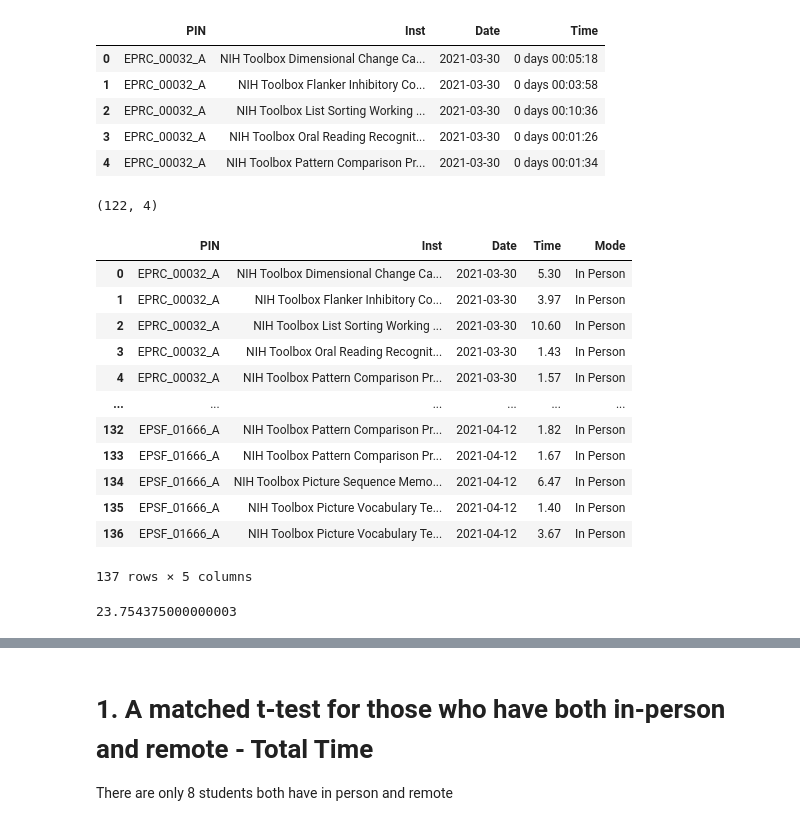
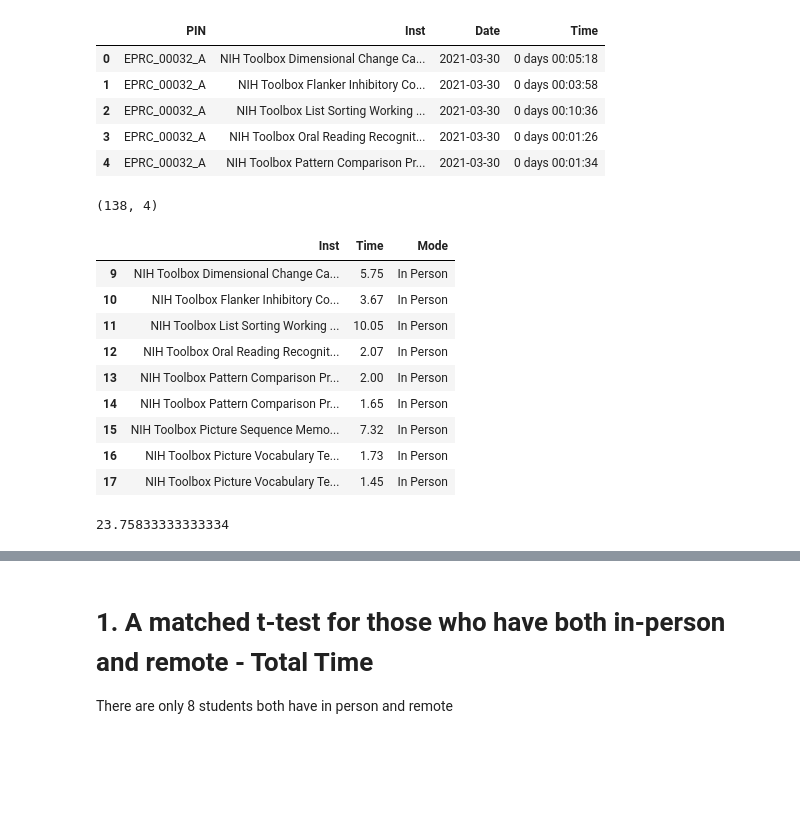
Before and after one commit to tianchu-shu/NWMSS, a Jupyter notebook: Avera/In_person_vs_remote.ipynb, the cells around one changed output, grey strips where cells are left out. Drawn from its saved outputs; the diff is of its cells as text; code cells hidden in the pictures; blank space fills up the shorter version.

```diff
--- a/Avera/In_person_vs_remote.ipynb
+++ b/Avera/In_person_vs_remote.ipynb
@@ -20,21 +20,21 @@ all_files = glob.glob('C:\\Users\\tsb7592\\Box\\Avera NIHTB Data\\Rapid City\\*\
 doc =[]
 for file in all_files:
     data = pd.read_csv(file)
-    print(file)
+    display(file)
     doc.append(data)
 
 # get all files from all SF
 all_files = glob.glob('C:\\Users\\tsb7592\\Box\\Avera NIHTB Data\\Sioux Falls\\*\\In Person\\*CB_Data.csv')
 for file in all_files:
     data = pd.read_csv(file)
-    print(file)
+    display(file)
     doc.append(data)
 
 all_files = glob.glob('C:\\Users\\tsb7592\\Box\\Avera NIHTB Data\\Sioux Falls\\*\\In Person\\*PVT_Data.csv')
 sep= []
 for file in all_files:
     data = pd.read_csv(file)
-    print(file)
+    display(file)
     if data.shape[1]!= 11:
         doc.append(data)
 
@@ -125,7 +140,7 @@ mni_c=mni[mni['Inst']!='NIH Toolbox List Sorting Working Memory Test Age 7+ v2.1
 # %%
 mni_c.shape
 # %% [output]
-(122, 4)
+(138, 4)
 # %%
 #Using the corrected matched ones to calculate the total time spent by each participant
 IP =mni_c.groupby(['PIN'])['Time'].sum().reset_index()
@@ -137,26 +152,23 @@ mni['Time']=round(mni['Time'].dt.total_seconds()/60,2)
 mni['Mode'] = 'In Person'
 # %%
 #this one has the time breakdown for each participant spent on each inst
-mni
+mni[mni['PIN']=='EPRC_00160_A'][['Inst', 'Time', 'Mode']]
 # %% [output]
-|  | PIN | Inst | Date | Time | Mode |
-| 0 | EPRC_00032_A | NIH Toolbox Dimensional Change Ca... | 2021-03-30 | 5.30 | In Person |
-| 1 | EPRC_00032_A | NIH Toolbox Flanker Inhibitory Co... | 2021-03-30 | 3.97 | In Person |
-| 2 | EPRC_00032_A | NIH Toolbox List Sorting Working ... | 2021-03-30 | 10.60 | In Person |
-| 3 | EPRC_00032_A | NIH Toolbox Oral Reading Recognit... | 2021-03-30 | 1.43 | In Person |
-| 4 | EPRC_00032_A | NIH Toolbox Pattern Comparison Pr... | 2021-03-30 | 1.57 | In Person |
-| ... | ... | ... | ... | ... | ... |
-| 132 | EPSF_01666_A | NIH Toolbox Pattern Comparison Pr... | 2021-04-12 | 1.82 | In Person |
-| 133 | EPSF_01666_A | NIH Toolbox Pattern Comparison Pr... | 2021-04-12 | 1.67 | In Person |
-| 134 | EPSF_01666_A | NIH Toolbox Picture Sequence Memo... | 2021-04-12 | 6.47 | In Person |
-| 135 | EPSF_01666_A | NIH Toolbox Picture Vocabulary Te... | 2021-04-12 | 1.40 | In Person |
-| 136 | EPSF_01666_A | NIH Toolbox Picture Vocabulary Te... | 2021-04-12 | 3.67 | In Person |
+|  | Inst | Time | Mode |
+| 9 | NIH Toolbox Dimensional Change Ca... | 5.75 | In Person |
+| 10 | NIH Toolbox Flanker Inhibitory Co... | 3.67 | In Person |
+| 11 | NIH Toolbox List Sorting Working ... | 10.05 | In Person |
+| 12 | NIH Toolbox Oral Reading Recognit... | 2.07 | In Person |
+| 13 | NIH Toolbox Pattern Comparison Pr... | 2.00 | In Person |
+| 14 | NIH Toolbox Pattern Comparison Pr... | 1.65 | In Person |
+| 15 | NIH Toolbox Picture Sequence Memo... | 7.32 | In Person |
+| 16 | NIH Toolbox Picture Vocabulary Te... | 1.73 | In Person |
+| 17 | NIH Toolbox Picture Vocabulary Te... | 1.45 | In Person |
-137 rows × 5 columns
 # %%
 #Average total time for in person
 IP['Time'].mean()
 # %% [output]
-23.754375000000003
+23.75833333333334
 # %%
 # get all files from all RC Remote subdirectories
 
```
Also changed, not shown: parts of 57 cells of this notebook.
